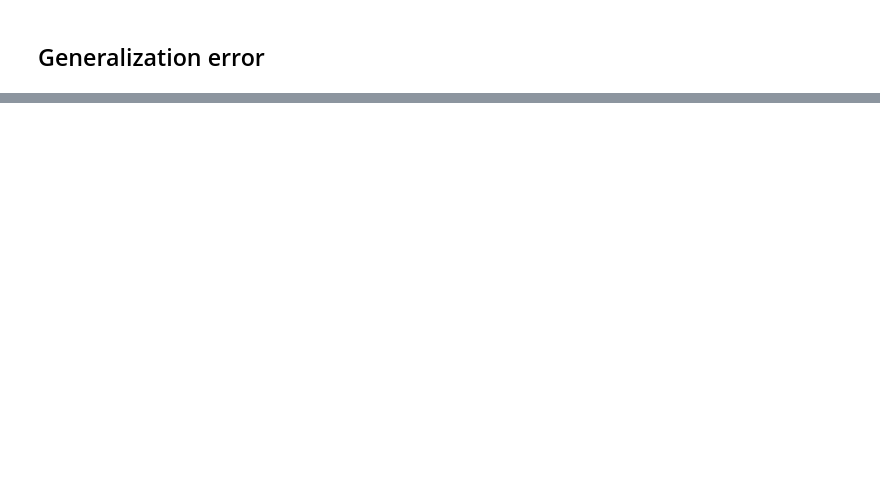
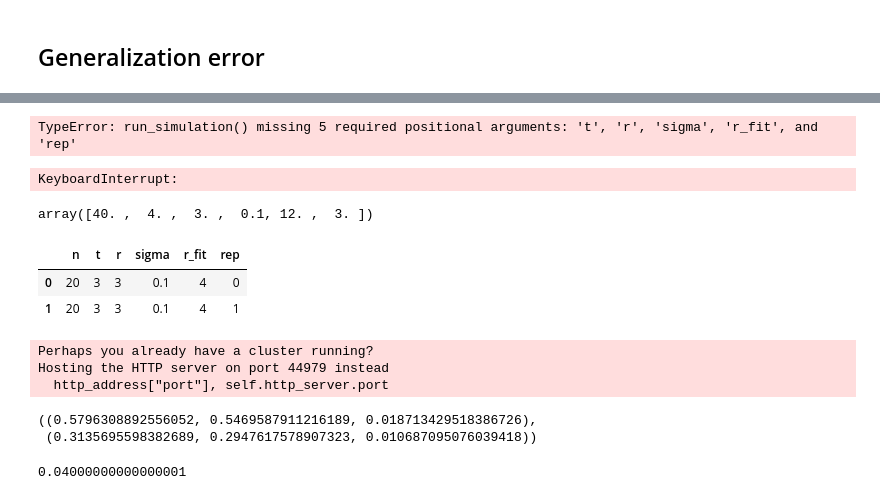
Before and after one commit to kamdh/max-qnorm-tensor-completion, a Jupyter notebook: Test tensor completion.ipynb, the cells around one changed output, grey strips where cells are left out. Saved outputs shown, nothing was run; the diff lists cells and outputs as text; code cells hidden in the pictures; blank space fills up the shorter version.

```diff
--- a/Test tensor completion.ipynb
+++ b/Test tensor completion.ipynb
@@ -150,0 +337,4 @@ for i in range(t):
+# %%
+results = dask.compute(*futures)
+# %% [output]
+TypeError: run_simulation() missing 5 required positional arguments: 't', 'r', 'sigma', 'r_fit', and 'rep'
@@ -150,0 +348,8 @@ for i in range(t):
+# %%
+results = dask.compute(*futures)
+# %% [output]
+KeyboardInterrupt:
+# %%
+parameters
+# %% [output]
+array([40. ,  4. ,  3. ,  0.1, 12. ,  3. ])
@@ -150,0 +388,38 @@ for i in range(t):
+# %%
+# generate parameters for a sweep
+n = [20]
+t = [3]
+r = [3]
+sigma = [0.1]
+r_fit = [4]
+rep = [0, 1]
+param_list = [n, t, r, sigma, r_fit, rep]
+params = list(itertools.product(*param_list))
+param_df = pd.DataFrame(params, columns=['n', 't', 'r', 'sigma', 'r_fit', 'rep'])
+# %%
+param_df
+# %% [output]
+|  | n | t | r | sigma | r_fit | rep |
+| 0 | 20 | 3 | 3 | 0.1 | 4 | 0 |
+| 1 | 20 | 3 | 3 | 0.1 | 4 | 1 |
+# %%
+client = Client(threads_per_worker=4, n_workers=2)
+client
+
+lazy_results = []
+for parameters in param_df.values:
+    lazy_result = dask.delayed(run_simulation)(*parameters, alg='als')
+    lazy_results.append(lazy_result)
+
+futures = dask.persist(*lazy_results)
+# call computation
+results = dask.compute(*futures)
+# %% [output]
+Perhaps you already have a cluster running?
+Hosting the HTTP server on port 44979 instead
+  http_address["port"], self.http_server.port
+# %%
+results
+# %% [output]
+((0.5796308892556052, 0.5469587911216189, 0.018713429518386726),
+ (0.3135695598382689, 0.2947617578907323, 0.010687095076039418))
@@ -150,0 +428,4 @@ for i in range(t):
+# %%
+.2**2
+# %% [output]
+0.04000000000000001
```
Also changed, not shown: parts of 31 cells of this notebook, 5 other files.
